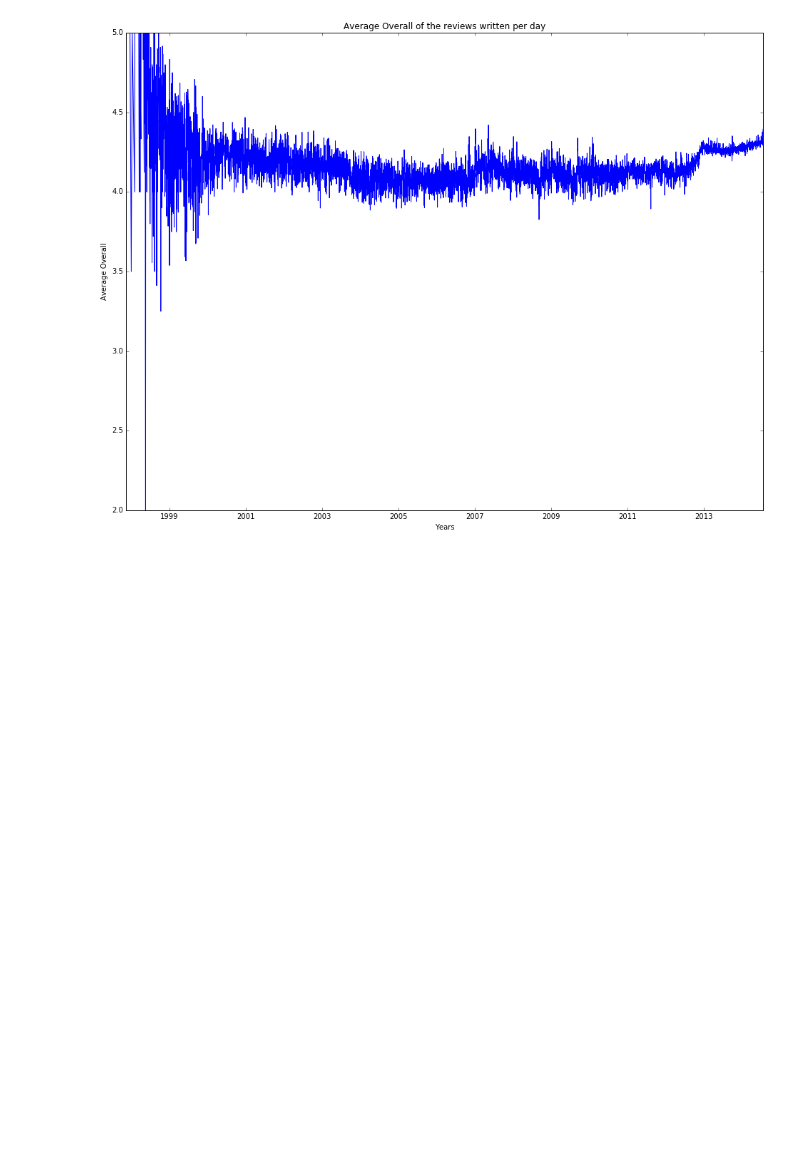
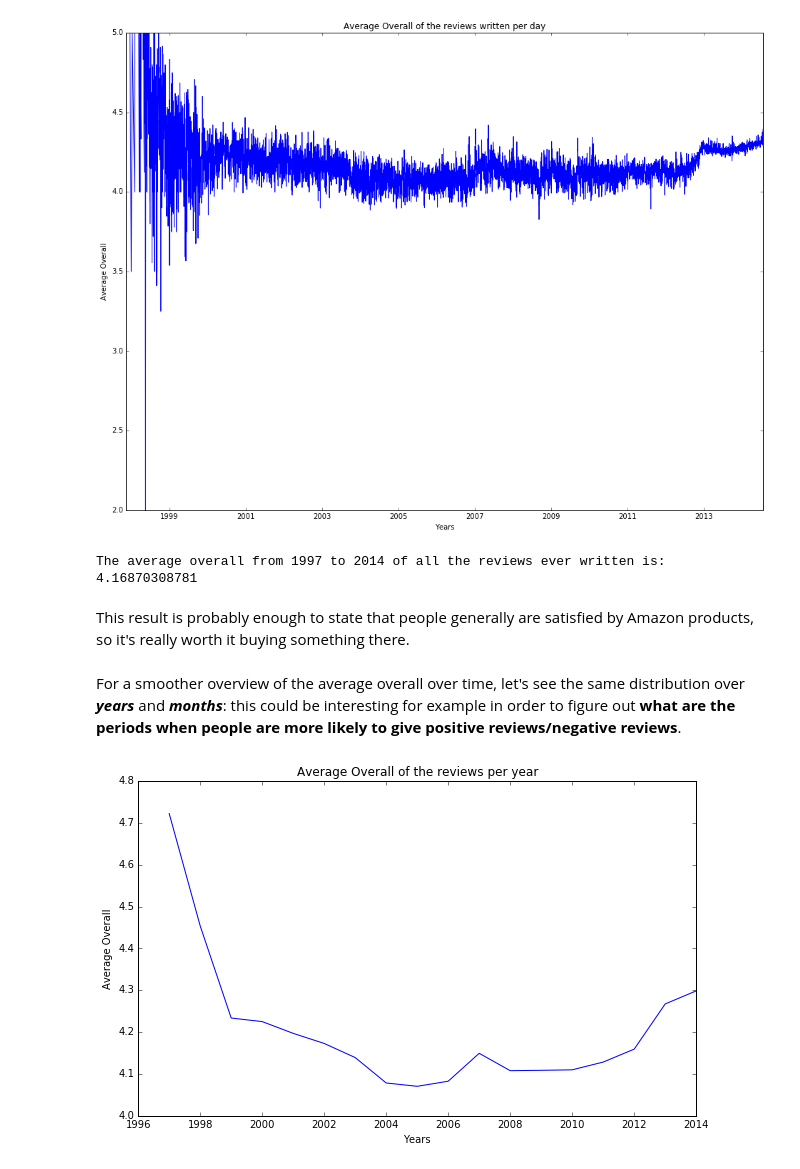
Before and after one commit to lccambiaghi/Amazon-Products-and-Reviews-Analysis, a Jupyter notebook: EC2/Spark.ipynb, the cells around one changed output. Drawn from its saved outputs; the diff is of its cells as text; code cells hidden in the pictures; blank space fills up the shorter version.

Commit message:
Continued analysis on Metadata+Reviews with Spark

```diff
--- a/EC2/Spark.ipynb
+++ b/EC2/Spark.ipynb
@@ -34,7 +2,0 @@ print a[0][1]*1.0/a[1][1]
-# %%
-result = {}
-for elm in a:
-    if elm[0]=='count':
-        result['count']=elm[1]
-    else:
-        result['price']=elm[1]
@@ -1036,3 +977,32 @@ plt.ylabel('Average Overall')
 plt.show()
 # %% [output]
 [figure]
+# %%
+all_average_overall_values = [d['avg(overall)'] for d in average_overall_per_day]
+total_average_overall = np.mean(all_average_overall_values)
+print 'The average overall from 1997 to 2014 of all the reviews ever written is:',total_average_overall
+# %% [output]
+The average overall from 1997 to 2014 of all the reviews ever written is: 4.16870308781
+# %% [markdown]
+This result is probably enough to state that people generally are satisfied by Amazon products, so it's really worth it buying something there.
+# %% [markdown]
+For a smoother overview of the average overall over time, let's see the same distribution over ***years*** and ***months***: this could be interesting for example in order to figure out **what are the periods when people are more likely to give positive reviews/negative reviews**.
+# %%
+years = range(1997,2015)
+average_overall_per_year = {}
+for year in years:
+    average_overall_per_year[year] = []
+    for day in average_overall_per_day:
+        if day['reviewTime'].year==year:
+            average_overall_per_year[year].append(day['avg(overall)'])
+    average_overall_per_year[year] = np.mean(average_overall_per_year[year])
+# %%
+frequencies = average_overall_per_year.values()
+plt.figure(figsize=(10,6))
+plt.plot(years,frequencies)
+plt.title('Average Overall of the reviews per year')
+plt.xlabel('Years')
+plt.ylabel('Average Overall')
+plt.show()
+# %% [output]
+[figure, added]
```
Also changed, not shown: parts of 56 cells of this notebook, 2 other files.
